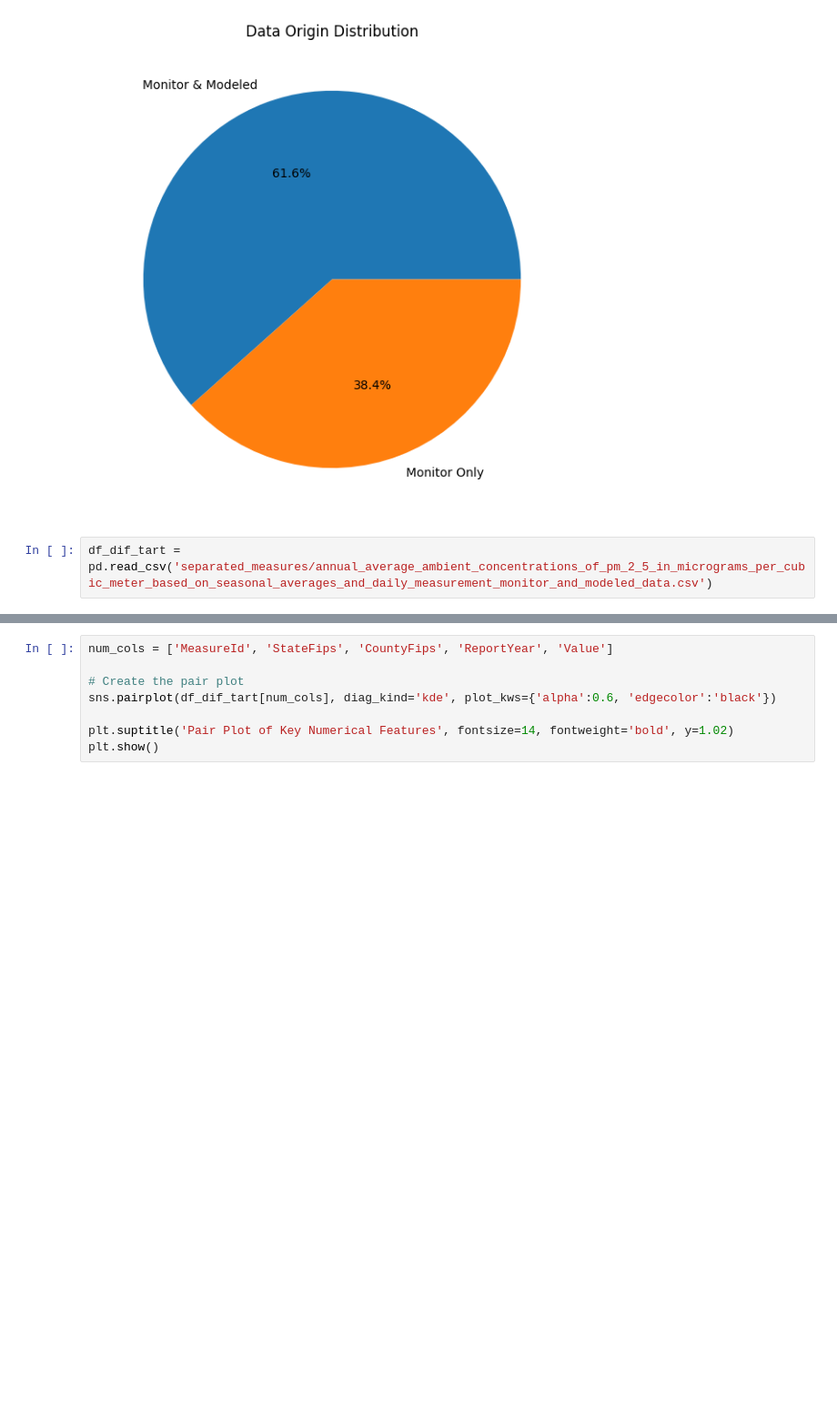
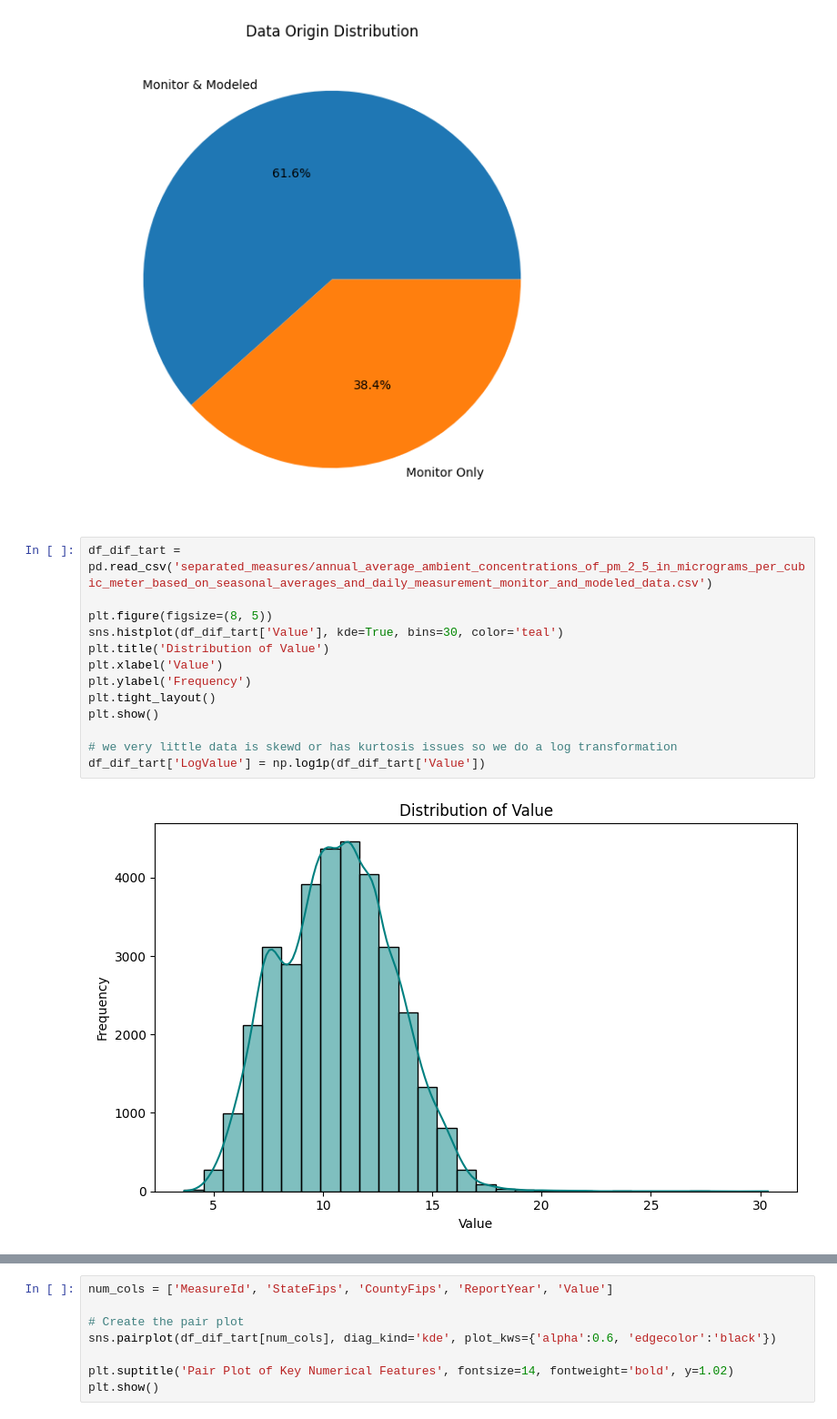
Before and after one commit to NickStrain/Air-Quality-Index-Data-Mining-Project-, a Jupyter notebook: main.ipynb, the cells around one changed output, grey strips where cells are left out. Shown at 91% size. Cells and saved outputs as stored; diff of their text form; blank space fills up the shorter version.

```diff
--- a/main.ipynb
+++ b/main.ipynb
@@ -352,3 +501,16 @@ plt.show()
 [figure]
 # %%
 df_dif_tart = pd.read_csv('separated_measures/annual_average_ambient_concentrations_of_pm_2_5_in_micrograms_per_cubic_meter_based_on_seasonal_averages_and_daily_measurement_monitor_and_modeled_data.csv')
+
+plt.figure(figsize=(8, 5))
+sns.histplot(df_dif_tart['Value'], kde=True, bins=30, color='teal')
+plt.title('Distribution of Value')
+plt.xlabel('Value')
+plt.ylabel('Frequency')
+plt.tight_layout()
+plt.show()
+
+# we very little data is skewd or has kurtosis issues so we do a log transformation
+df_dif_tart['LogValue'] = np.log1p(df_dif_tart['Value'])
+# %% [output]
+[figure, added]
```
Also changed, not shown: parts of 9 cells of this notebook, 9 other files.
